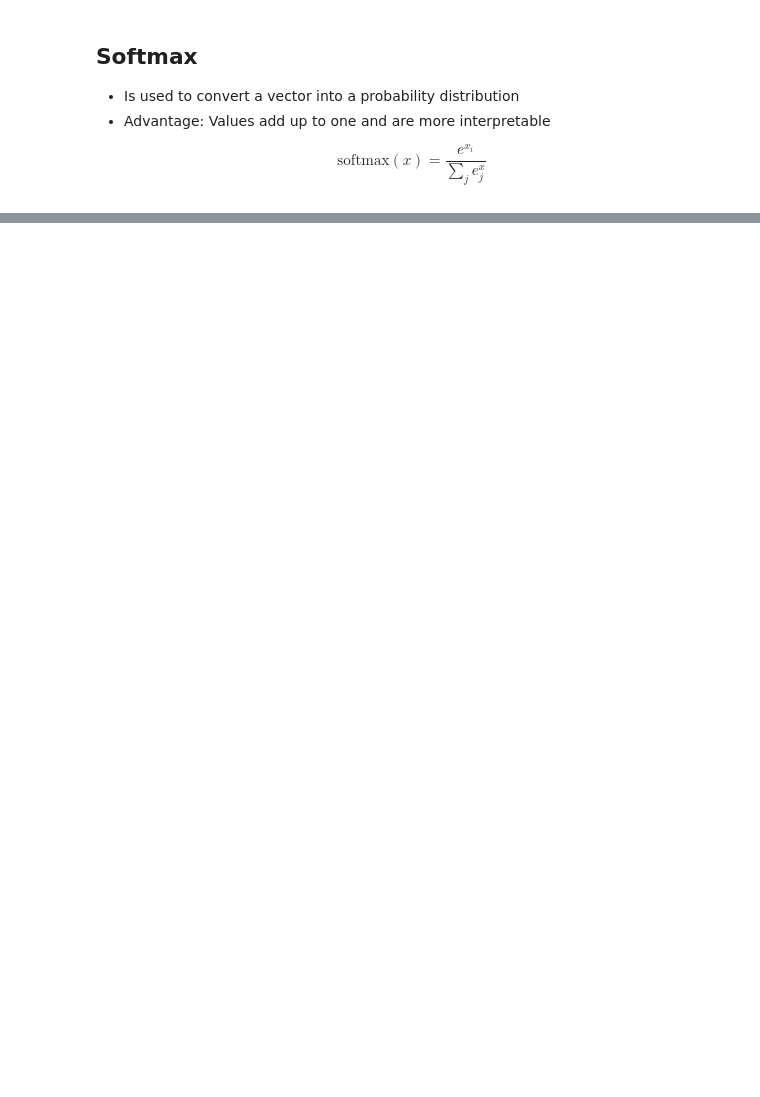
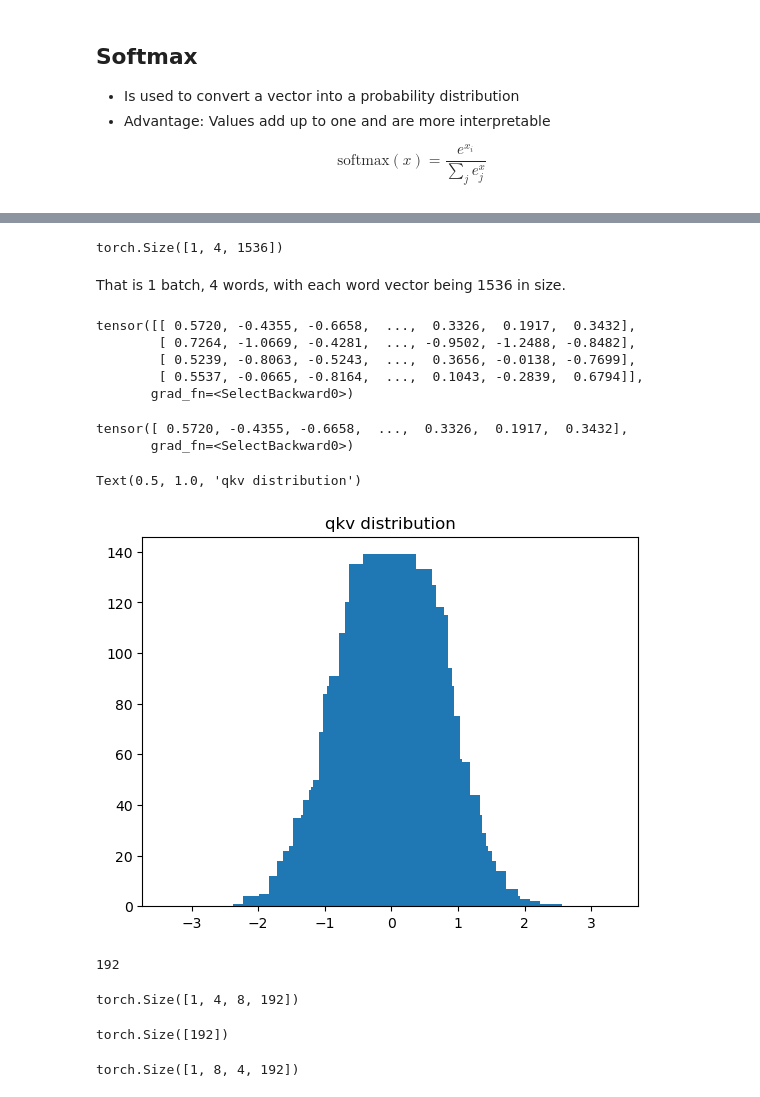
Before and after one commit to doeringi/my-transformer, a Jupyter notebook: transformer.ipynb, the cells around one changed output, grey strips where cells are left out. Saved outputs shown, nothing was run; the diff lists cells and outputs as text; code cells hidden in the pictures; blank space fills up the shorter version.

Commit message:
Add multi-head attention and positional encoding

```diff
--- a/transformer.ipynb
+++ b/transformer.ipynb
@@ -154,0 +166,6 @@ array([[-0.28318036, -0.73355815, -1.17730055, -0.22004776,  0.62210573,
+# %%
+sequence_length = 4 # length of input sentence with fixed max size
+batch_size = 1
+input_dim = 512 # vector dimension of every word that goes into the attention unit
+d_model = 512 # output of the attention unit for every word
+x = torch.randn(batch_size, sequence_length, input_dim) # input embedding randomly generated from a normal distribution
@@ -154,0 +178,32 @@ array([[-0.28318036, -0.73355815, -1.17730055, -0.22004776,  0.62210573,
+# %%
+qkv_layer = nn.Linear(input_dim, d_model * 3) # linear layer to generate q, k, v vectors all concatenated together, which all have 8 attention heads
+# %%
+qkv = qkv_layer(x)
+# %%
+qkv.shape
+# %% [output]
+torch.Size([1, 4, 1536])
+# %% [markdown]
+That is 1 batch, 4 words, with each word vector being 1536 in size.
+# %%
+qkv[0] # this is the batch
+# %% [output]
+tensor([[ 0.5720, -0.4355, -0.6658,  ...,  0.3326,  0.1917,  0.3432],
+        [ 0.7264, -1.0669, -0.4281,  ..., -0.9502, -1.2488, -0.8482],
+        [ 0.5239, -0.8063, -0.5243,  ...,  0.3656, -0.0138, -0.7699],
+        [ 0.5537, -0.0665, -0.8164,  ...,  0.1043, -0.2839,  0.6794]],
+       grad_fn=<SelectBackward0>)
+# %%
+qkv[0][0] # this is the vector of the batch and the first word
+# %% [output]
+tensor([ 0.5720, -0.4355, -0.6658,  ...,  0.3326,  0.1917,  0.3432],
+       grad_fn=<SelectBackward0>)
+# %%
+import matplotlib.pyplot as plt
+y_val = torch.histc(qkv, bins=200, min=-3, max=3)
+x_val = np.arange(-1, 1, 0.01) * 3
+plt.bar(x_val, y_val, align='center')
+plt.title('qkv distribution')
+# %% [output]
+Text(0.5, 1.0, 'qkv distribution')
+[figure, added]
@@ -154,0 +214,17 @@ array([[-0.28318036, -0.73355815, -1.17730055, -0.22004776,  0.62210573,
+# %%
+(512 // 8) * 3 # 3 for q, k, v
+# %% [output]
+192
+# %%
+qkv.shape
+# %% [output]
+torch.Size([1, 4, 8, 192])
+# %%
+qkv[0][0][0].size() # first batch, first word, first attention head with all q, k, v vectors concatenated, each being of size 64
+# %% [output]
+torch.Size([192])
+# %%
+qkv = qkv.permute(0, 2, 1, 3) # [batch_size, num_heads, sequence_length, 3*head_dim]
+qkv.shape
+# %% [output]
+torch.Size([1, 8, 4, 192])
```
Also changed, not shown: parts of 44 cells of this notebook, 2 other files.
